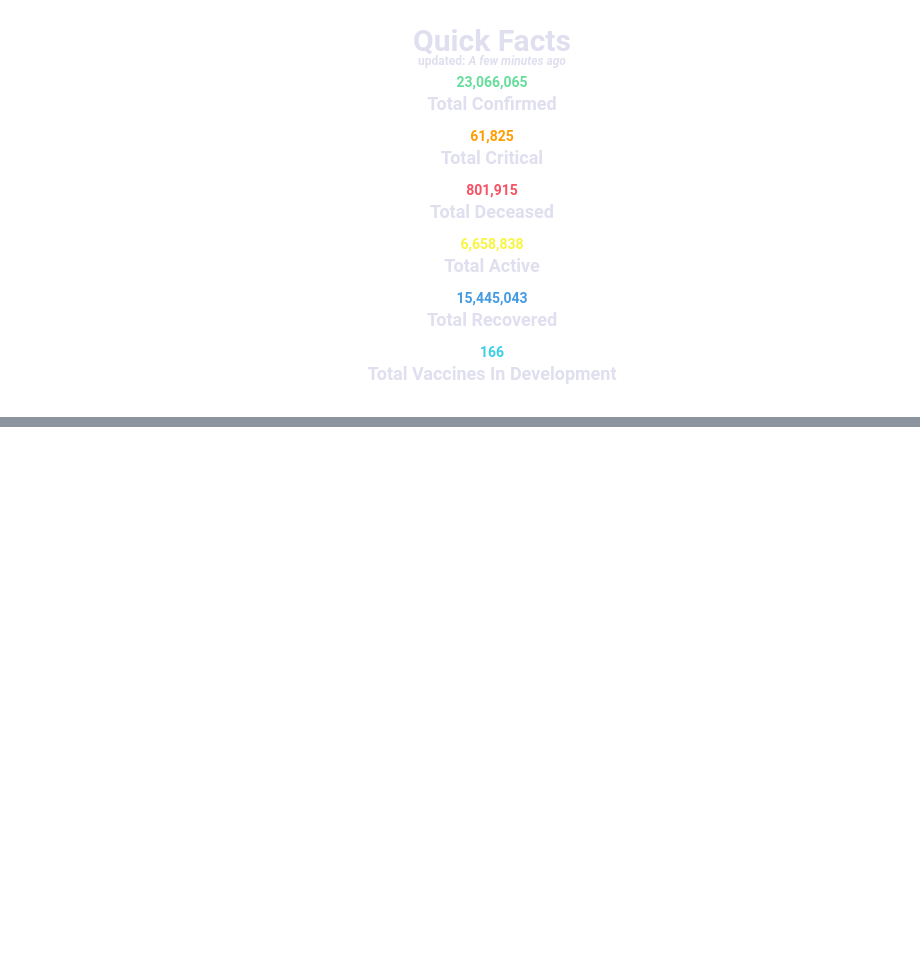
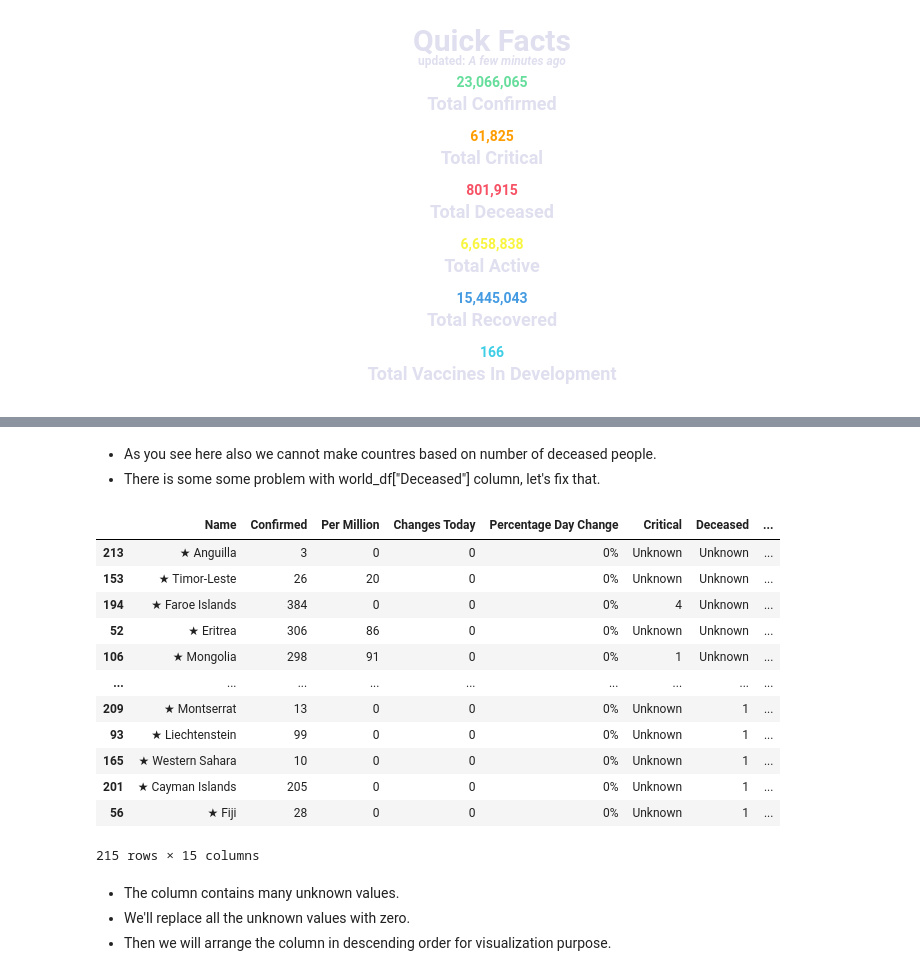
Before and after one commit to isohels/Graduate-Project, a Jupyter notebook: canada_covid_datapreprocessing.ipynb, the cells around one changed output, grey strips where cells are left out. Cells and saved outputs as stored; diff of their text form; code cells hidden in the pictures; blank space fills up the shorter version.

```diff
--- a/canada_covid_datapreprocessing.ipynb
+++ b/canada_covid_datapreprocessing.ipynb
@@ -178,0 +148,10 @@ Markdown('<strong align="center">{}</strong>'.format(latest_canadacovid_info))
+# %%
+# We will now sort the countries based on total confirmed cases column
+
+world_df = world_df.sort_values("Confirmed" , ascending = False)
+
+
+
+#Lets get top 10 affected countries
+
+world_df.head(10)
@@ -178,0 +214,24 @@ Markdown('<strong align="center">{}</strong>'.format(latest_canadacovid_info))
+# %% [markdown]
+ -  As you see here also we cannot make countres based on number of deceased people.
+ - There is some some problem with world_df["Deceased"] column, let's fix that.
+# %%
+# lets grab the world_df based on deceased column.
+world_df.sort_values('Deceased',ascending = False)
+# %% [output]
+|  | Name | Confirmed | Per Million | Changes Today | Percentage Day Change | Critical | Deceased | ... |
+| 213 | ★ Anguilla | 3 | 0 | 0 | 0% | Unknown | Unknown | ... |
+| 153 | ★ Timor-Leste | 26 | 20 | 0 | 0% | Unknown | Unknown | ... |
+| 194 | ★ Faroe Islands | 384 | 0 | 0 | 0% | 4 | Unknown | ... |
+| 52 | ★ Eritrea | 306 | 86 | 0 | 0% | Unknown | Unknown | ... |
+| 106 | ★ Mongolia | 298 | 91 | 0 | 0% | 1 | Unknown | ... |
+| ... | ... | ... | ... | ... | ... | ... | ... | ... |
+| 209 | ★ Montserrat | 13 | 0 | 0 | 0% | Unknown | 1 | ... |
+| 93 | ★ Liechtenstein | 99 | 0 | 0 | 0% | Unknown | 1 | ... |
+| 165 | ★ Western Sahara | 10 | 0 | 0 | 0% | Unknown | 1 | ... |
+| 201 | ★ Cayman Islands | 205 | 0 | 0 | 0% | Unknown | 1 | ... |
+| 56 | ★ Fiji | 28 | 0 | 0 | 0% | Unknown | 1 | ... |
+215 rows × 15 columns
+# %% [markdown]
+ - The column contains many unknown values.
+ - We'll replace all the unknown values with zero.
+ - Then we will arrange the column in descending order for visualization purpose.
```
Also changed, not shown: parts of 40 cells of this notebook.
